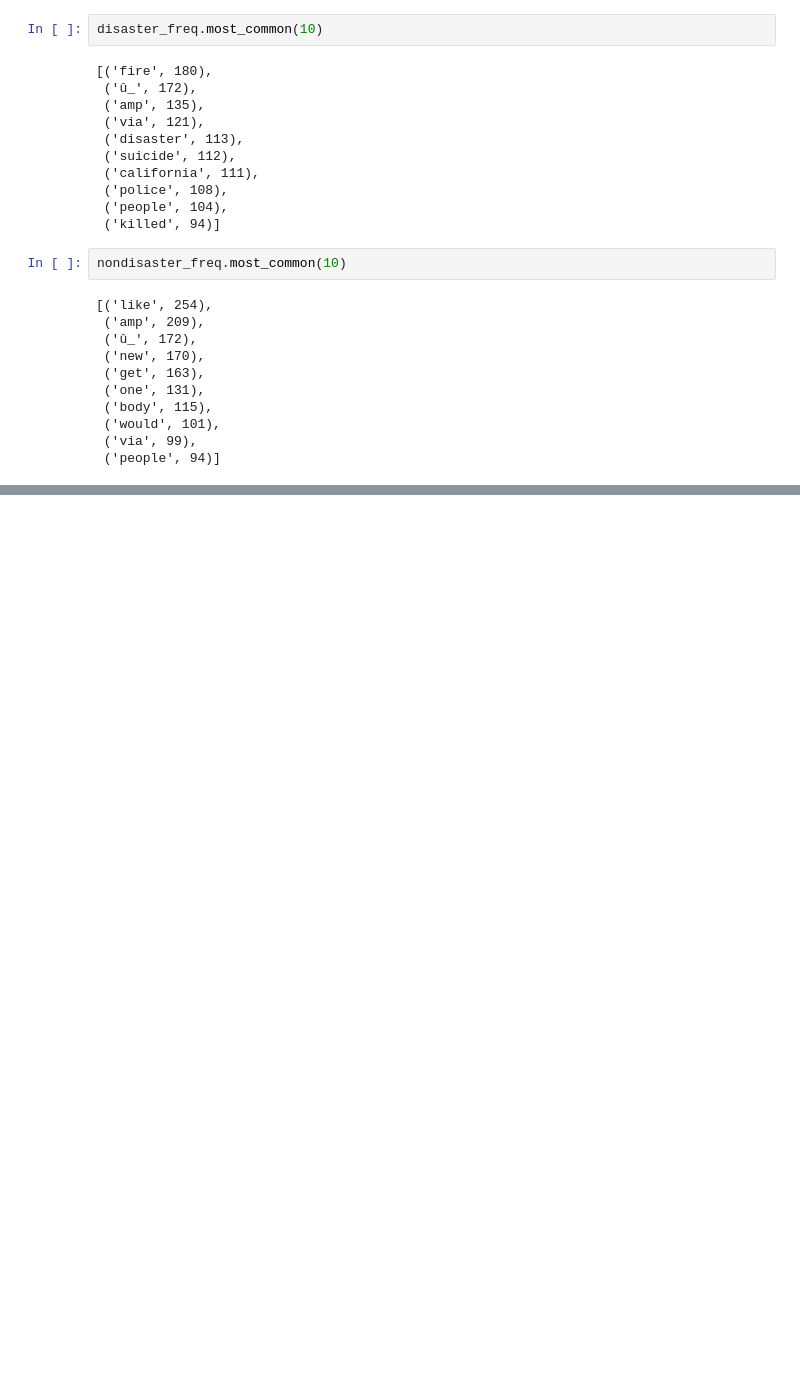
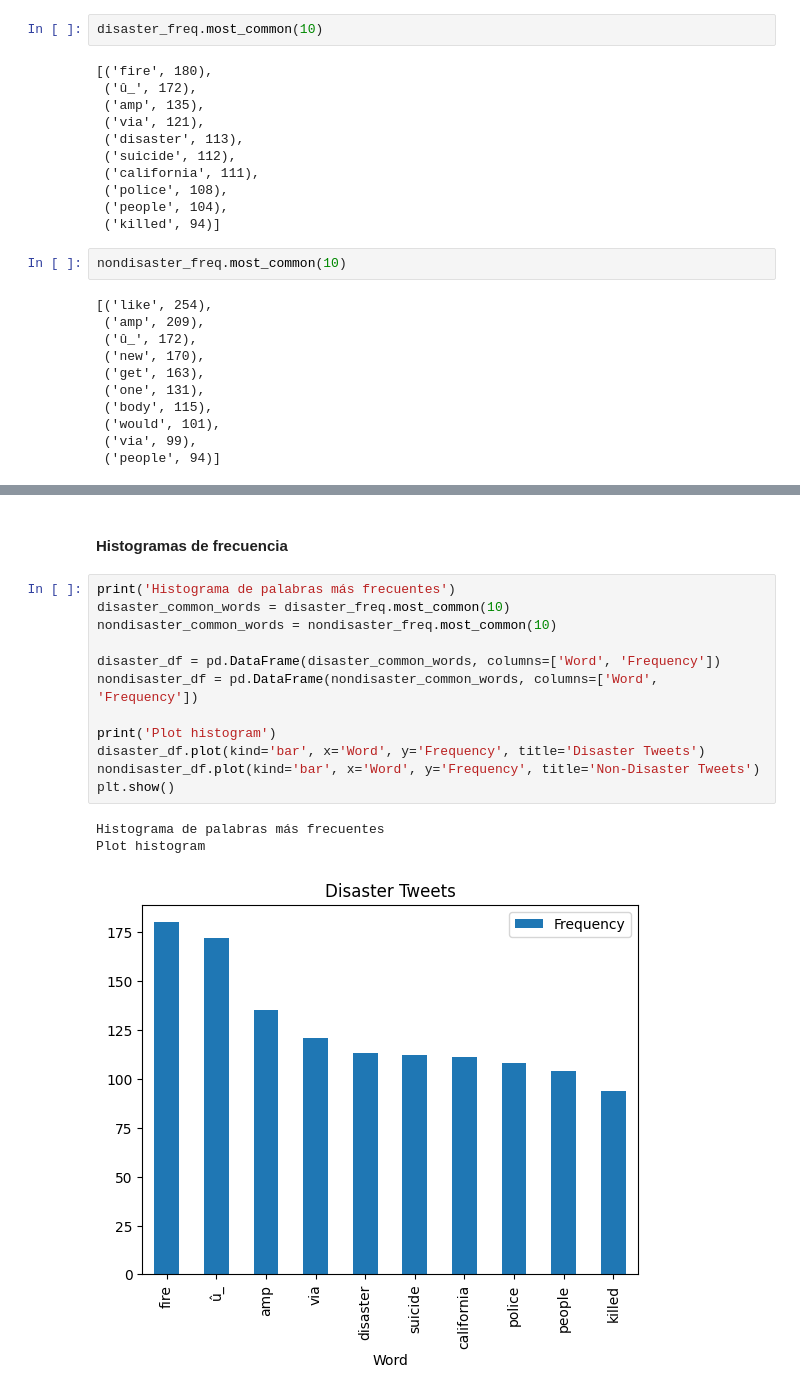
Before and after one commit to emiliosolanoo21/TextMining, a Jupyter notebook: textMining.ipynb, the cells around one changed output, grey strips where cells are left out. Cells and saved outputs as stored; diff of their text form; blank space fills up the shorter version.

```diff
--- a/textMining.ipynb
+++ b/textMining.ipynb
@@ -170,0 +194,18 @@ nondisaster_freq.most_common(10)
+# %% [markdown]
+#### Histogramas de frecuencia
+# %%
+print('Histograma de palabras más frecuentes')
+disaster_common_words = disaster_freq.most_common(10)
+nondisaster_common_words = nondisaster_freq.most_common(10)
+
+disaster_df = pd.DataFrame(disaster_common_words, columns=['Word', 'Frequency'])
+nondisaster_df = pd.DataFrame(nondisaster_common_words, columns=['Word', 'Frequency'])
+
+print('Plot histogram')
+disaster_df.plot(kind='bar', x='Word', y='Frequency', title='Disaster Tweets')
+nondisaster_df.plot(kind='bar', x='Word', y='Frequency', title='Non-Disaster Tweets')
+plt.show()
+# %% [output]
+Histograma de palabras más frecuentes
+Plot histogram
+[figure, added]
```
Also changed, not shown: parts of 4 cells of this notebook.
